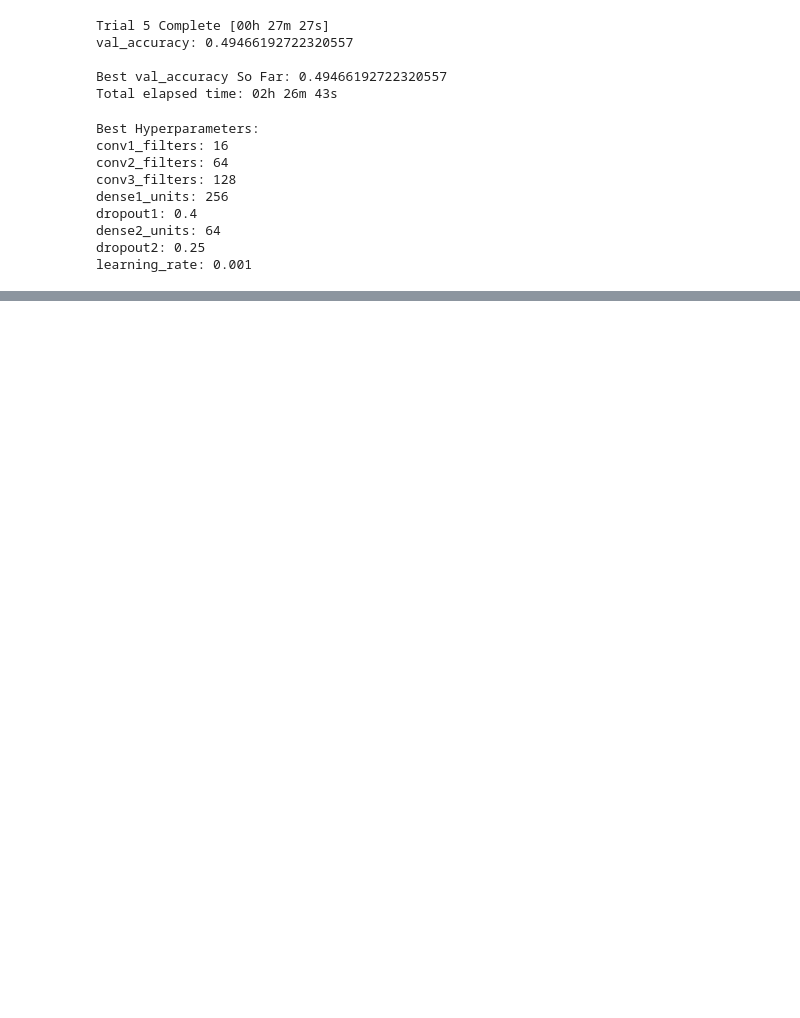
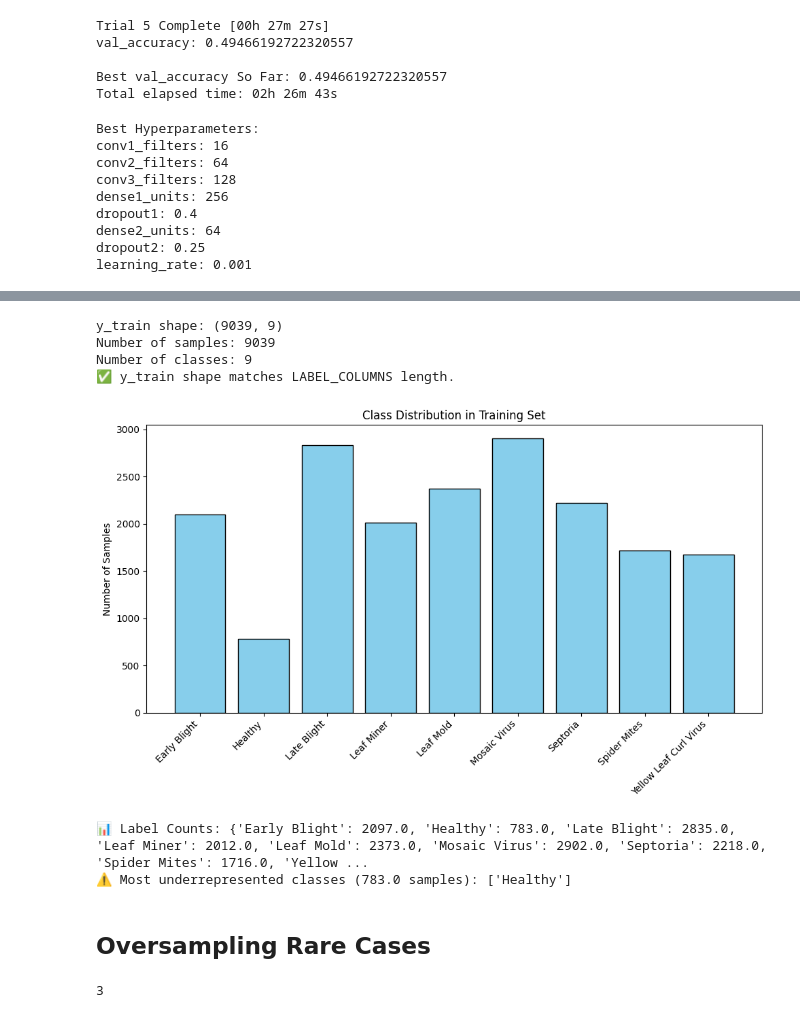
Before and after one commit to nav2924/Final_yr, a Jupyter notebook: index.ipynb, the cells around one changed output, grey strips where cells are left out. Drawn from its saved outputs; the diff is of its cells as text; code cells hidden in the pictures; blank space fills up the shorter version.

```diff
--- a/index.ipynb
+++ b/index.ipynb
@@ -145,0 +272,23 @@ learning_rate: 0.001
+# %%
+preds = model.predict(X_test)
+optimal_thresholds = []
+for i in range(len(LABEL_COLUMNS)):
+    best_t, best_f1 = 0.5, 0
+    for t in np.arange(0.1, 0.9, 0.05):
+        f1 = f1_score(Y_test[:, i], (preds[:, i] > t).astype(int))
+        if f1 > best_f1:
+            best_f1, best_t = f1, t
+    optimal_thresholds.append(best_t)
+
+final_preds = np.array([(preds[:, i] > optimal_thresholds[i]).astype(int) for i in range(len(LABEL_COLUMNS))]).T
+
+macro_f1 = f1_score(Y_test, final_preds, average='macro')
+macro_precision = precision_score(Y_test, final_preds, average='macro')
+macro_recall = recall_score(Y_test, final_preds, average='macro')
+macro_auc = roc_auc_score(Y_test, preds, average='macro')
+
+print(f"Macro F1-score: {macro_f1:.4f}")
+print(f"Macro Precision: {macro_precision:.4f}")
+print(f"Macro Recall: {macro_recall:.4f}")
+print(f"Macro AUC: {macro_auc:.4f}")
+print("Optimal thresholds per class:", optimal_thresholds)
@@ -145,0 +345,44 @@ learning_rate: 0.001
+# %%
+# Check shape of y_train
+print("y_train shape:", Y_train.shape)
+
+# Verify it matches your label count
+num_samples, num_classes = Y_train.shape
+print(f"Number of samples: {num_samples}")
+print(f"Number of classes: {num_classes}")
+
+# Make sure it matches LABEL_COLUMNS length
+if num_classes != len(LABEL_COLUMNS):
+    print("⚠️ Warning: Number of classes in y_train doesn't match LABEL_COLUMNS length!")
+else:
+    print("✅ y_train shape matches LABEL_COLUMNS length.")
+# %% [output]
+y_train shape: (9039, 9)
+Number of samples: 9039
+Number of classes: 9
+✅ y_train shape matches LABEL_COLUMNS length.
+# %%
+# Count occurrences for each label
+label_counts = np.sum(Y_train, axis=0)
+
+# Plot class distribution
+plt.figure(figsize=(10, 6))
+plt.bar(LABEL_COLUMNS, label_counts, color='skyblue', edgecolor='black')
+plt.xticks(rotation=45, ha='right')
+plt.ylabel("Number of Samples")
+plt.title("Class Distribution in Training Set")
+plt.tight_layout()
+plt.show()
+
+# Find the most underrepresented classes
+min_count = np.min(label_counts)
+underrepresented = [LABEL_COLUMNS[i] for i, count in enumerate(label_counts) if count == min_count]
+
+print("📊 Label Counts:", dict(zip(LABEL_COLUMNS, label_counts)))
+print(f"⚠️ Most underrepresented classes ({min_count} samples): {underrepresented}")
+# %% [output]
+[figure, added]
+📊 Label Counts: {'Early Blight': 2097.0, 'Healthy': 783.0, 'Late Blight': 2835.0, 'Leaf Miner': 2012.0, 'Leaf Mold': 2373.0, 'Mosaic Virus': 2902.0, 'Septoria': 2218.0, 'Spider Mites': 1716.0, 'Yellow ...
+⚠️ Most underrepresented classes (783.0 samples): ['Healthy']
+# %% [markdown]
+## Oversampling Rare Cases
@@ -145,0 +400,4 @@ learning_rate: 0.001
+# %%
+dup_factor
+# %% [output]
+3
```
Also changed, not shown: parts of 19 cells of this notebook, 15 other files.
